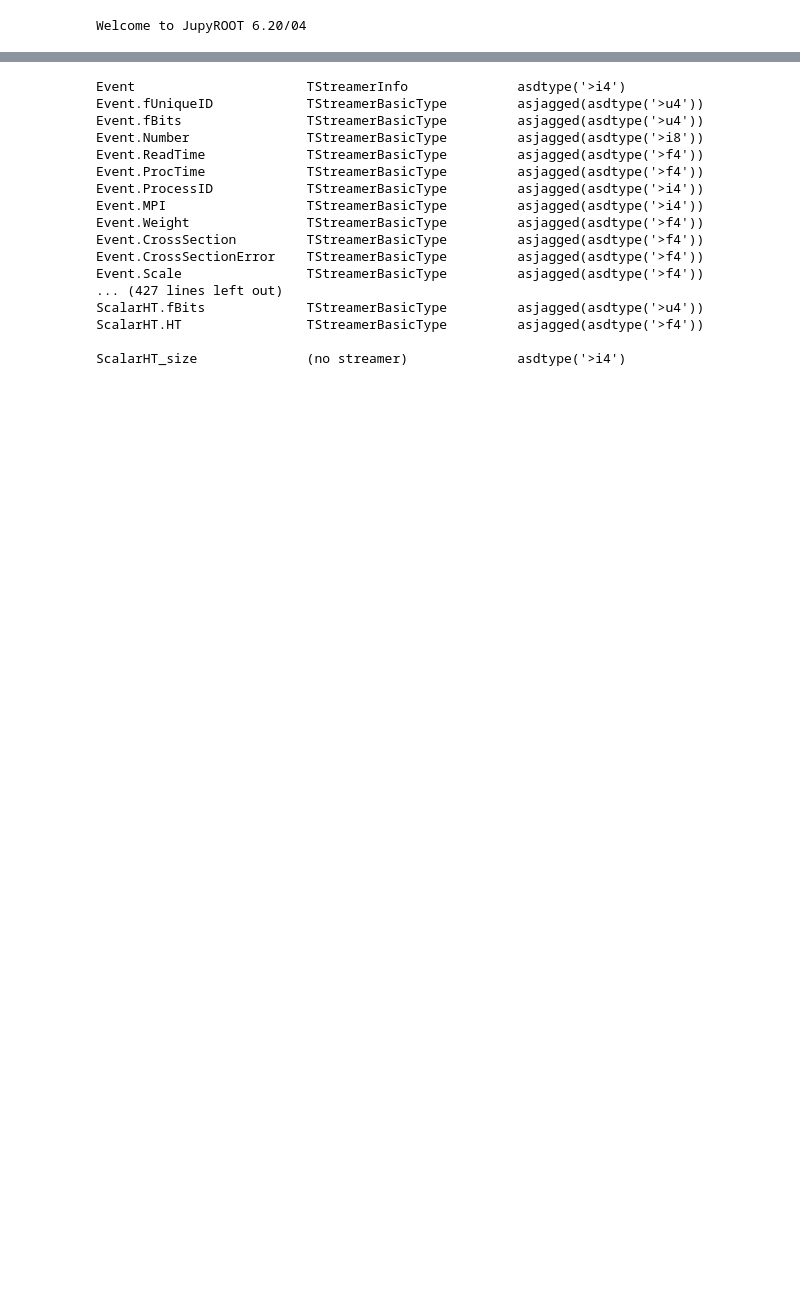
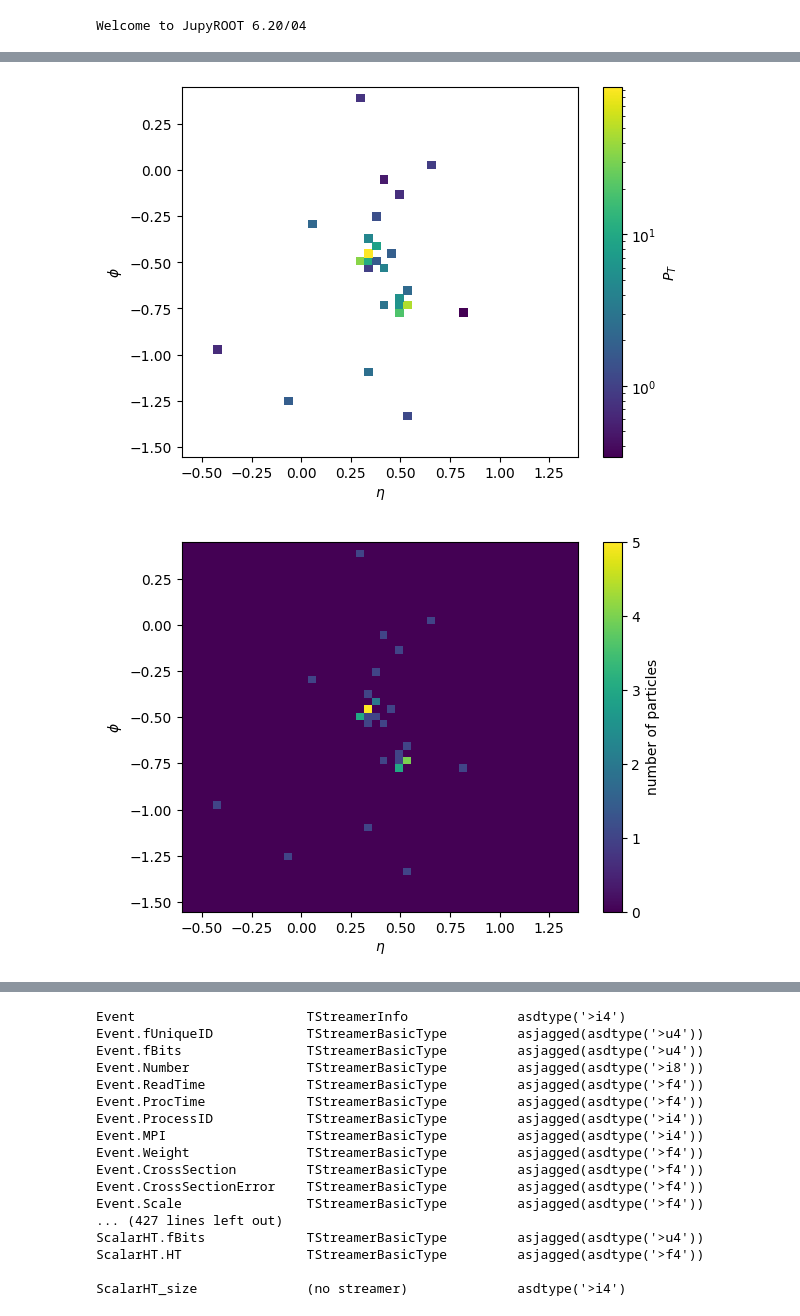
Before and after one commit to FeiChinzz/ggHH, a Jupyter notebook: ggHHanalysis.ipynb, the cells around one changed output, grey strips where cells are left out. Cells and saved outputs as stored; diff of their text form; code cells hidden in the pictures; blank space fills up the shorter version.

```diff
--- a/ggHHanalysis.ipynb
+++ b/ggHHanalysis.ipynb
@@ -143,0 +147,59 @@ Fat jet momentum [798.06024 426.79712]
+# %%
+##### include data #####
+event_num = 23
+grid_num = 50    # means n^2 points
+
+jet_events = [sig_file["Delphes;1"]["Particle.Status"].array(),
+        sig_file["Delphes;1"]["Particle.PT"].array(),
+        sig_file["Delphes;1"]["Particle.Eta"].array(),
+        sig_file["Delphes;1"]["Particle.Phi"].array(),
+        sig_file["Delphes;1"]["FatJet.Particles"].array(),
+        sig_file["Delphes;1"]["FatJet.Eta"].array(),
+        sig_file["Delphes;1"]["FatJet.Phi"].array(),
+        sig_file["Delphes;1"]["FatJet.PT"].array(),
+        sig_file["Delphes;1"]["FatJet"].array()
+        ]
+
+##### reshape the signal data #####
+
+jet_events = np.expand_dims(jet_events, axis=-1)
+jet_events = jet_events.transpose((1,0,2))
+jet_events = np.squeeze(jet_events,axis=(2,))
+
+##### find jet particles #####
+
+#where_jet_particle = jet_events[event_num][4][0]
+where_jet_particle = jet_events[event_num][4][1]
+where_jet_particle = np.array(where_jet_particle)-1
+particle_Eta = jet_events[event_num][2][where_jet_particle]
+particle_Phi = jet_events[event_num][3][where_jet_particle]
+particle_PT = jet_events[event_num][1][where_jet_particle]
+
+##### Draw the jet PT figure #####
+
+xedges = np.linspace(jet_events[event_num][5][1]-1, jet_events[event_num][5][1]+1, grid_num+1)        # Eta limit
+yedges = np.linspace(jet_events[event_num][6][1]-1, jet_events[event_num][6][1]+1, grid_num+1)    # Phi limit
+PT = np.zeros([grid_num,grid_num])
+num = np.zeros([grid_num,grid_num])
+
+for Eta in range(grid_num):
+    for Phi in range(grid_num):
+        where1 = np.where((xedges[Eta]<particle_Eta) & (particle_Eta<xedges[Eta+1]) & (yedges[Phi]<particle_Phi) & (particle_Phi<yedges[Phi+1]))
+        PT[Eta][Phi] = sum(particle_PT[where1])
+        num[Eta][Phi] = len(particle_PT[where1])
+
+
+pcm = plt.pcolormesh(xedges, yedges, PT.T, norm=LogNorm())
+plt.colorbar(pcm, label='$P_T$')
+plt.xlabel("$\eta$")
+plt.ylabel("$\phi$")
+plt.show()
+
+pcm = plt.pcolormesh(xedges, yedges, num.T)
+plt.colorbar(pcm, label='number of particles')
+plt.xlabel("$\eta$")
+plt.ylabel("$\phi$")
+plt.show()
+# %% [output]
+[figure, added]
+[figure, added]
```
Also changed, not shown: parts of 6 cells of this notebook.
